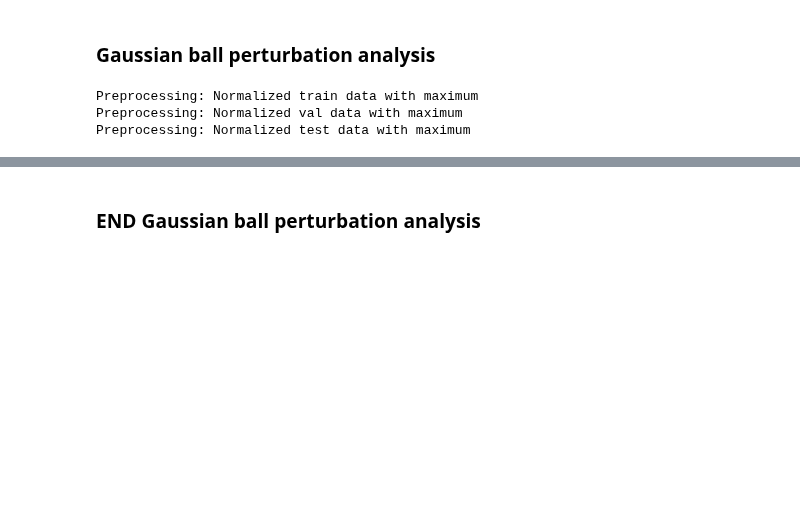
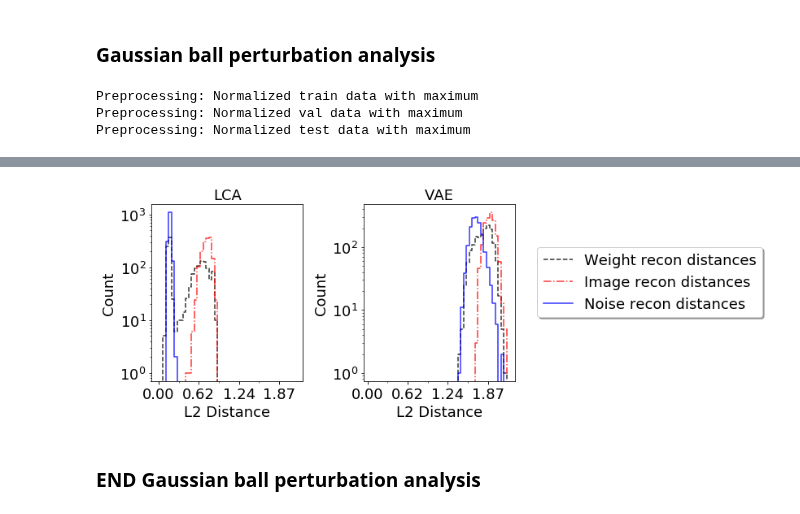
Before and after one commit to dpaiton/DeepSparseCoding, a Jupyter notebook: vis_iso_contours.ipynb, the cells around one changed output, grey strips where cells are left out. Drawn from its saved outputs; the diff is of its cells as text; code cells hidden in the pictures; blank space fills up the shorter version.

Commit message:
updates gauss ball hist plot

```diff
--- a/vis_iso_contours.ipynb
+++ b/vis_iso_contours.ipynb
@@ -100,11 +108,13 @@ Mean MSE =  0.0012755102040816326
 # %%
-lca_evals = lca_analyzer.evaluate_model(image_set, ["inference/activity:0", "output/reconstruction:0"])
+lca_evals = lca_analyzer.evaluate_model(stimulus_set, ["inference/activity:0", "output/reconstruction:0"])
 lca_activations = lca_evals["inference/activity:0"]
 lca_recons = lca_evals["output/reconstruction:0"]
 
-vae_evals = vae_analyzer.evaluate_model(image_set, ["inference/activity:0", "output/reconstruction:0"])
+vae_evals = vae_analyzer.evaluate_model(stimulus_set, ["inference/activity:0", "output/reconstruction:0"])
 vae_activations = vae_evals["inference/activity:0"]
 vae_recons = vae_evals["output/reconstruction:0"]
+print("LCA Original -> recon MSE", mse(stimulus_set[0], lca_recons[0]))
+print("VAE Original -> recon MSE", mse(stimulus_set[0], vae_recons[0]))
 # %% [output]
 INFO:tensorflow:Restoring parameters from /home/dpaiton/Work/Projects/lca_mnist/checkpoints/lca_mnist_v0.0-200000
 INFO:tensorflow:Restoring parameters from /home/dpaiton/Work/Projects/vae_mnist/checkpoints/vae_mnist_v0.0-300000
@@ -218,3 +138,67 @@ plt.show()
+# %%
+fontsize = 18
+wspace = 0.4
+line_alpha = 0.8
+
+total_distances = lca_rec_distances+vae_rec_distances
+
+num_bins = 50
+min_dist = 0.0 # np.min(total_distances)
+max_dist = np.max(total_distances)
+bins = np.linspace(min_dist, max_dist, num_bins)
+
+fig = plt.figure(figsize=(8,4))
+
+gs = gridspec.GridSpec(1, 2, wspace=wspace)
+
+ax = plt.subplot(gs[0])
+
+#lca_enc_hist, bin_edges = np.histogram(lca_enc_distances, bins=bins)
+#vae_enc_hist = np.histogram(vae_enc_distances, bins=bins)[0]
+
+lca_weight_rec_hist, bin_edges = np.histogram(lca_rec_distances[:num_weights], bins=bins)
+lca_image_rec_hist = np.histogram(lca_rec_distances[num_weights:num_weights+num_images], bins=bins)[0]
+lca_noise_rec_hist = np.histogram(lca_rec_distances[num_weights+num_images:], bins=bins)[0]
+bin_left, bin_right = bin_edges[:-1], bin_edges[1:]
+bin_centers = bin_left + (bin_right - bin_left)/2
+ax.plot(bin_left, lca_weight_rec_hist, color='k', alpha=line_alpha, linestyle="--", drawstyle="steps-mid", label="Weight recon distances")
+ax.plot(bin_left, lca_image_rec_hist, color='r', alpha=line_alpha, linestyle="-.", drawstyle="steps-mid", label="Image recon distances")
+ax.plot(bin_left, lca_noise_rec_hist, color='b', alpha=line_alpha, linestyle="-", drawstyle="steps-mid", label="Noise recon distances")
+#ax.set_aspect("equal")
+ax.set_xticks(bin_left[::14], minor=False)
+ax.set_xticks(bin_left[::7], minor=True)
+ax.xaxis.set_major_formatter(FormatStrFormatter("%0.2f"))
+ax.set_yscale("log", nonposy='clip')
+ax.set_xlabel("L2 Distance", fontsize=fontsize)
+ax.set_ylabel("Count", fontsize=fontsize)
+ax.set_title("LCA", fontsize=fontsize)
+ax.tick_params("both", labelsize=fontsize)
+
+ax = plt.subplot(gs[1])
+vae_weight_rec_hist = np.histogram(vae_rec_distances[:num_weights], bins=bins)[0]
+vae_image_rec_hist = np.histogram(vae_rec_distances[num_weights:num_weights+num_images], bins=bins)[0]
+vae_noise_rec_hist = np.histogram(vae_rec_distances[num_weights+num_images:], bins=bins)[0]
+ax.plot(bin_right, vae_weight_rec_hist, color='k', alpha=line_alpha, linestyle="--", drawstyle="steps-mid", label="Weight recon distances")
+ax.plot(bin_right, vae_image_rec_hist, color='r', alpha=line_alpha, linestyle="-.", drawstyle="steps-mid", label="Image recon distances")
+ax.plot(bin_right, vae_noise_rec_hist, color='b', alpha=line_alpha, linestyle="-", drawstyle="steps-mid", label="Noise recon distances")
+#ax.set_aspect("equal")
+ax.set_xticks(bin_left[::14], minor=False)
+ax.set_xticks(bin_left[::7], minor=True)
+ax.xaxis.set_major_formatter(FormatStrFormatter("%0.2f"))
+ax.set_xlabel("L2 Distance", fontsize=fontsize)
+ax.set_ylabel("Count", fontsize=fontsize)
+ax.set_yscale("log", nonposy='clip')
+ax.set_title("VAE", fontsize=fontsize)
+ax.tick_params("both", labelsize=fontsize)
+
+ax.legend(fontsize=fontsize, fancybox=True, shadow=True, bbox_to_anchor=(1.1, 0.8))
+
+plt.show()
+
+fig.savefig(lca_analyzer.analysis_out_dir+"/vis/network_noise_perturbation_hist.png")
+fig.savefig(vae_analyzer.analysis_out_dir+"/vis/network_noise_perturbation_hist.png")
+# %% [output]
+[figure, added]
 # %% [markdown]
 ### END Gaussian ball perturbation analysis
 # %%
```
Also changed, not shown: parts of 10 cells of this notebook.
